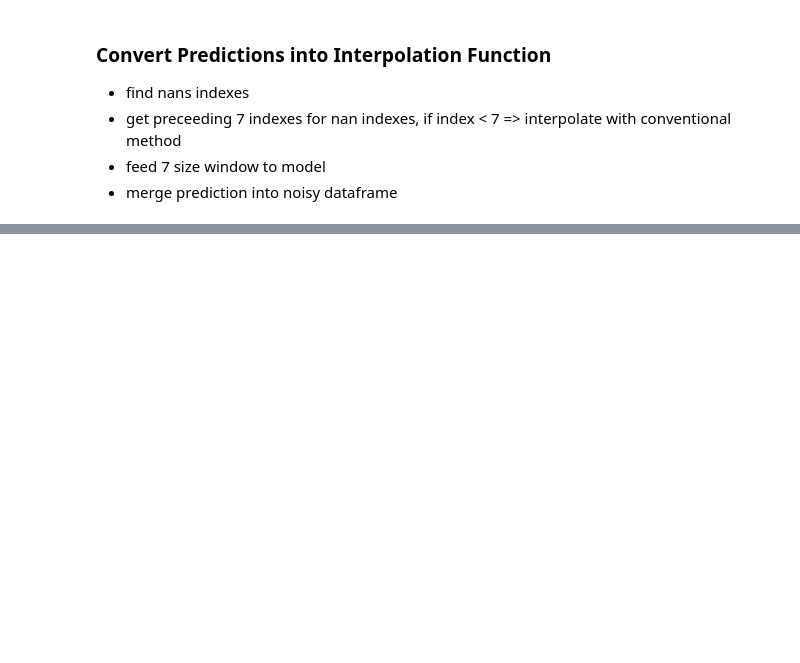
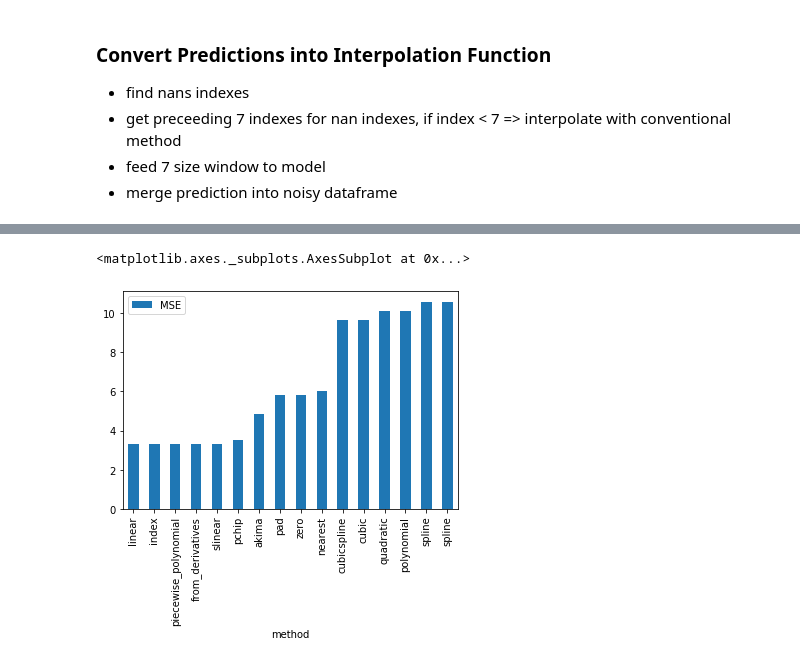
Before and after one commit to franticOreo/WeatherInterpolation, a Jupyter notebook: WeatherDataInterpolation.ipynb, the cells around one changed output, grey strips where cells are left out. Saved outputs shown, nothing was run; the diff lists cells and outputs as text; code cells hidden in the pictures; blank space fills up the shorter version.

```diff
--- a/WeatherDataInterpolation.ipynb
+++ b/WeatherDataInterpolation.ipynb
@@ -411,0 +358,10 @@ score_interpolation(interp_textbook, test_df['temperature'])
+# %%
+noise_level = 0.2
+gap_size = 36
+
+
+n_nans = int(noise_level * test_df.shape[0])
+n_nans
+
+n_gap_sequences = int(n_nans / gap_size)
+n_gap_sequences
@@ -411,0 +372,27 @@ score_interpolation(interp_textbook, test_df['temperature'])
+# %%
+def generate_gap_sequences_indices(n_gap_sequences, gap_size):
+    gap_indices = []
+    count = 0
+
+    while (count < n_gap_sequences):
+        # Generate a random slice indicies
+        start_index = np.random.randint(low=0, high=test_df.shape[0] - gap_size)
+        end_index = start_index + gap_size
+
+        # If index in current gap indices, ignore to avoid longer sequences
+        if start_index in gap_indices:
+            continue
+
+        else:
+            count += 1
+
+            gap_i_range = list(np.arange(start_index, end_index))
+            print(len(gap_i_range))
+            gap_indices.extend(gap_i_range)
+
+    return gap_indices, count
+# %%
+gap_indices, c = generate_gap_sequences_indices(n_gap_sequences, gap_size)
+noisy2_test_df = test_df.copy()
+
+noisy2_test_df['temperature'].iloc[gap_indices] = np.nan
@@ -411,0 +417,7 @@ score_interpolation(interp_textbook, test_df['temperature'])
+# %%
+methods_noise2_df = benchmark_conventional_methods(noisy2_test_df, methods)
+# %%
+methods_noise2_df.plot(kind='bar')
+# %% [output]
+<matplotlib.axes._subplots.AxesSubplot at 0x...>
+[figure, added]
```
Also changed, not shown: parts of 45 cells of this notebook.
